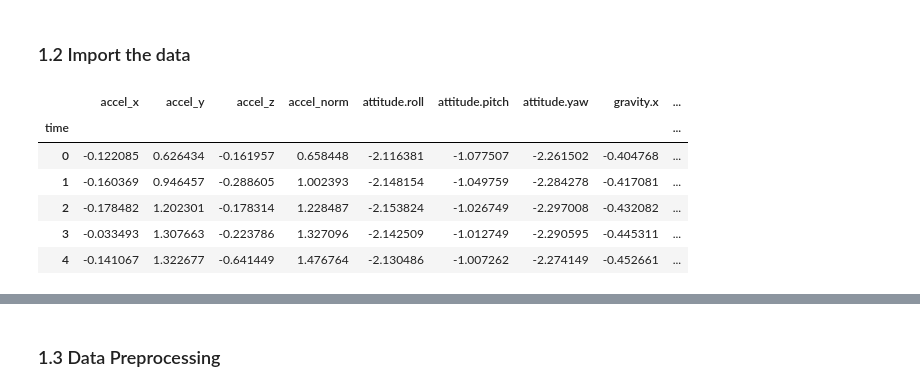
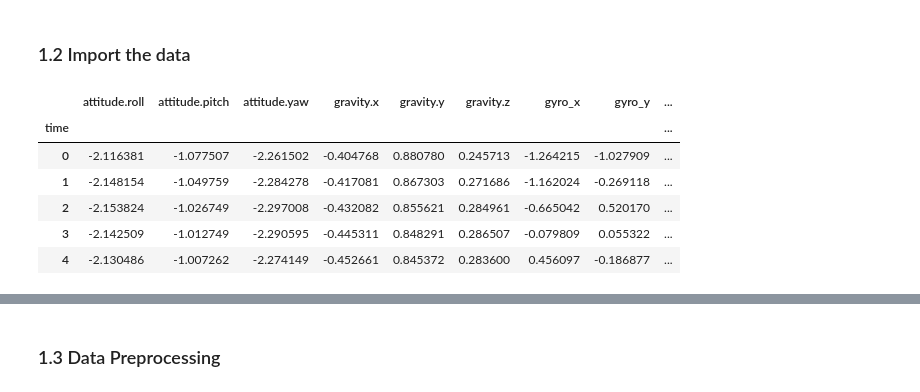
Before and after one commit to EthanHofton/ecm3420-ca, a Jupyter notebook: model_exploration.ipynb, the cells around one changed output, grey strips where cells are left out. Drawn from its saved outputs; the diff is of its cells as text; code cells hidden in the pictures.

```diff
--- a/model_exploration.ipynb
+++ b/model_exploration.ipynb
@@ -17,38 +17,35 @@ warnings.filterwarnings('ignore')
 # %%
 path = 'dataset/A_DeviceMotion_data/'
 
 list_of_folders = os.listdir(path)
 list_of_directories = [path + i for i in list_of_folders]
 list_of_dfs = []
 
 activities = ['dws', 'ups', 'sit', 'std', 'wlk', 'jog']
 
 for i in list_of_directories:
     if i == path + '.DS_Store':
         continue
 
     list_of_csv = os.listdir(i)
     list_of_csv = [m for m in list_of_csv if m.endswith('.csv')]
     for j in list_of_csv:
         k = pd.read_csv(i + '/' + j).rename(columns={'Unnamed: 0': 'time'})
         k['subject'] = int(j.split('_')[1].split('.')[0])
         k['activity'] = i.split('/')[2].split('_')[0]
         k['trial'] = int(i.split('/')[2].split('_')[1])
 
-        k.insert(0, 'accel_x', k['userAcceleration.x'] + k['gravity.x'])
-        k.insert(1, 'accel_y', k['userAcceleration.y'] + k['gravity.y'])
-        k.insert(2, 'accel_z', k['userAcceleration.z'] + k['gravity.z'])
-        k.insert(3, 'accel_norm', np.sqrt(k['accel_x']**2 + k['accel_y']**2 + k['accel_z']**2))
         list_of_dfs.append(k)
 
 df = pd.concat(list_of_dfs, ignore_index=True).set_index('time')
+df = df.rename(columns={'rotationRate.x': 'gyro_x', 'rotationRate.y': 'gyro_y', 'rotationRate.z': 'gyro_z'})
 
 df.head()
 # %% [output]
-|  | accel_x | accel_y | accel_z | accel_norm | attitude.roll | attitude.pitch | attitude.yaw | gravity.x | ... |
+|  | attitude.roll | attitude.pitch | attitude.yaw | gravity.x | gravity.y | gravity.z | gyro_x | gyro_y | ... |
 | time |  |  |  |  |  |  |  |  | ... |
-| 0 | -0.122085 | 0.626434 | -0.161957 | 0.658448 | -2.116381 | -1.077507 | -2.261502 | -0.404768 | ... |
-| 1 | -0.160369 | 0.946457 | -0.288605 | 1.002393 | -2.148154 | -1.049759 | -2.284278 | -0.417081 | ... |
-| 2 | -0.178482 | 1.202301 | -0.178314 | 1.228487 | -2.153824 | -1.026749 | -2.297008 | -0.432082 | ... |
-| 3 | -0.033493 | 1.307663 | -0.223786 | 1.327096 | -2.142509 | -1.012749 | -2.290595 | -0.445311 | ... |
-| 4 | -0.141067 | 1.322677 | -0.641449 | 1.476764 | -2.130486 | -1.007262 | -2.274149 | -0.452661 | ... |
+| 0 | -2.116381 | -1.077507 | -2.261502 | -0.404768 | 0.880780 | 0.245713 | -1.264215 | -1.027909 | ... |
+| 1 | -2.148154 | -1.049759 | -2.284278 | -0.417081 | 0.867303 | 0.271686 | -1.162024 | -0.269118 | ... |
+| 2 | -2.153824 | -1.026749 | -2.297008 | -0.432082 | 0.855621 | 0.284961 | -0.665042 | 0.520170 | ... |
+| 3 | -2.142509 | -1.012749 | -2.290595 | -0.445311 | 0.848291 | 0.286507 | -0.079809 | 0.055322 | ... |
+| 4 | -2.130486 | -1.007262 | -2.274149 | -0.452661 | 0.845372 | 0.283600 | 0.456097 | -0.186877 | ... |
```
Also changed, not shown: parts of 41 cells of this notebook.
